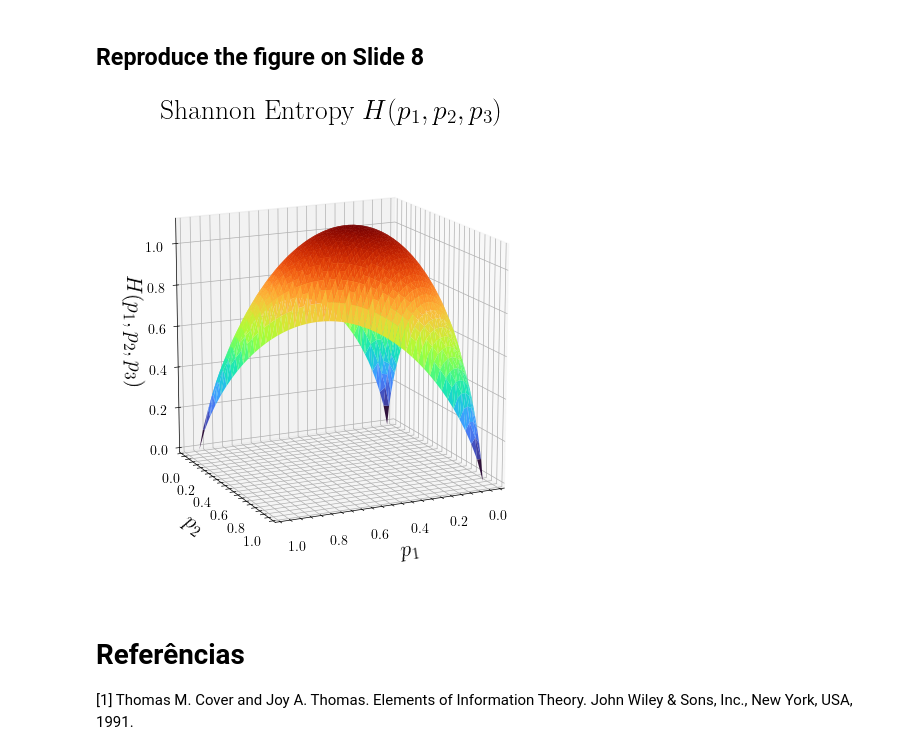
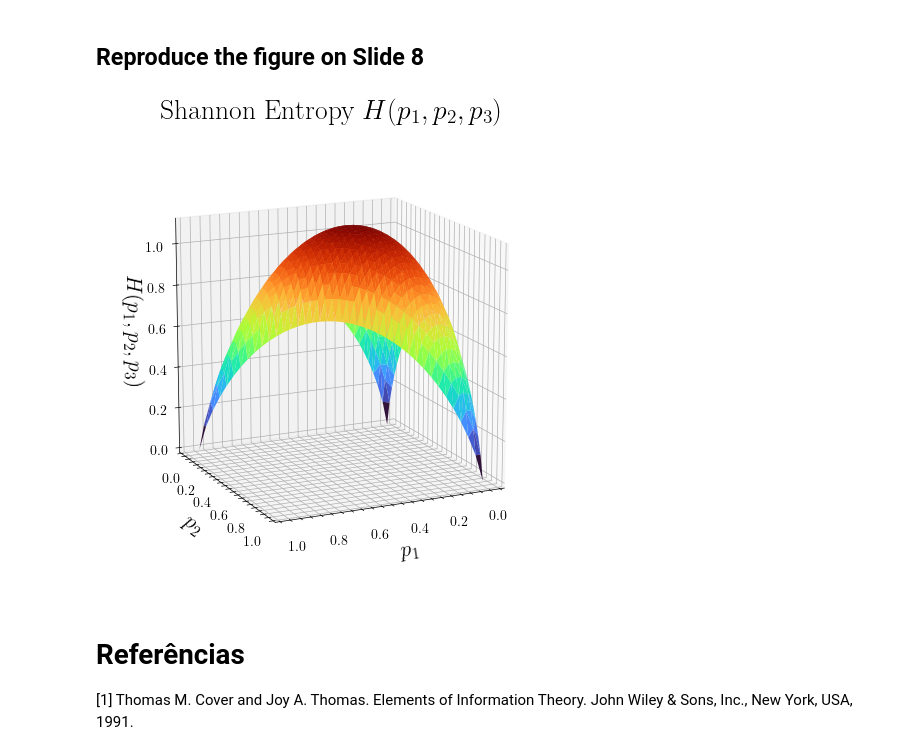
Before and after one commit to silasabs/TIC, a Jupyter notebook: 1. Intro Entropy.ipynb, the cells around one changed output. Saved outputs shown, nothing was run; the diff lists cells and outputs as text; code cells hidden in the pictures.

```diff
--- a/1. Intro Entropy.ipynb
+++ b/1. Intro Entropy.ipynb
@@ -210,36 +210,33 @@ ax.view_init(elev=20, azim=30)
 # %% [markdown]
 ## Reproduce the figure on Slide 8
 # %%
-p1 = np.linspace(0, 1, 50)
-p2 = np.linspace(0, 1, 50)
+p1 = np.linspace(0, 1, 40)
+p2 = np.linspace(0, 1, 40)
 P1, P2 = np.meshgrid(p1, p2)
 H = np.zeros(P1.shape)
 
-# Calcular os valores de entropia
+# get the entropy values
 for i in range(P1.shape[0]):
     for j in range(P1.shape[1]):
         H[i, j] = shannon_entropy(P1[i, j], P2[i, j])
 
-# Configurar pontos válidos (onde P1 + P2 <= 1)
+# get a valid points mask
 mask = P1 + P2 <= 1
-P1 = P1[mask]
-P2 = P2[mask]
-H = H[mask]
 
 fig = plt.figure(figsize=(7, 6))
 ax = fig.add_subplot(111, projection='3d')
 
-ax.plot_trisurf(P1, P2, H, cmap=cm.turbo, edgecolor='none')
+ax.plot_trisurf(P1[mask], P2[mask], H[mask], cmap=cm.turbo, edgecolor='none')
 
-# Rótulos e título
 ax.set_xlabel('$p_1$', fontsize=16)
 ax.set_ylabel('$p_2$', fontsize=16)
 ax.set_zlabel('$H(p_1, p_2, p_3)$', fontsize=16)
 ax.set_title('Shannon Entropy $H(p_1, p_2, p_3)$', fontsize=20)
+
 ax.set_box_aspect([1, 1, 1], zoom=0.90)
 ax.view_init(elev=15, azim=65)
 # %% [output]
-[figure, old version]
+[figure, new version]
 # %% [markdown]
 # Referências
 
```
